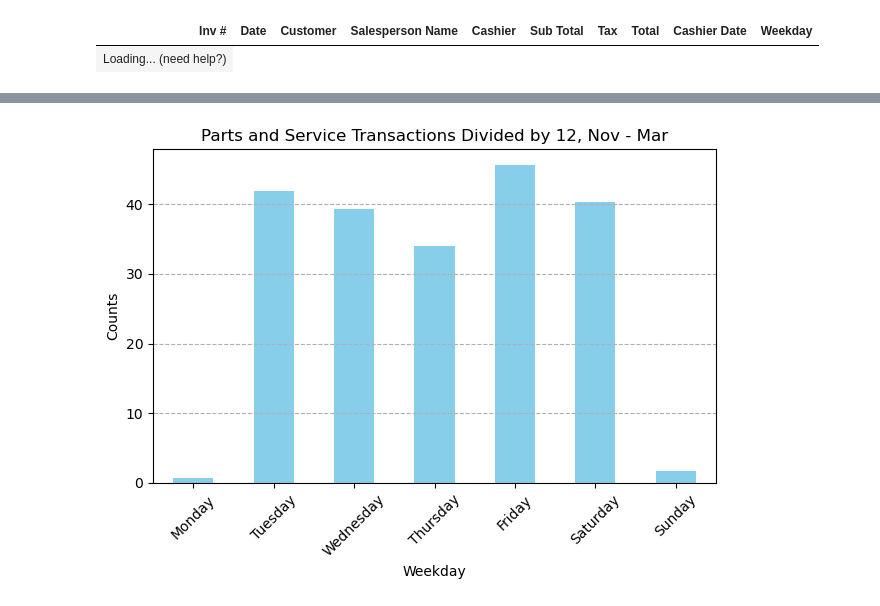
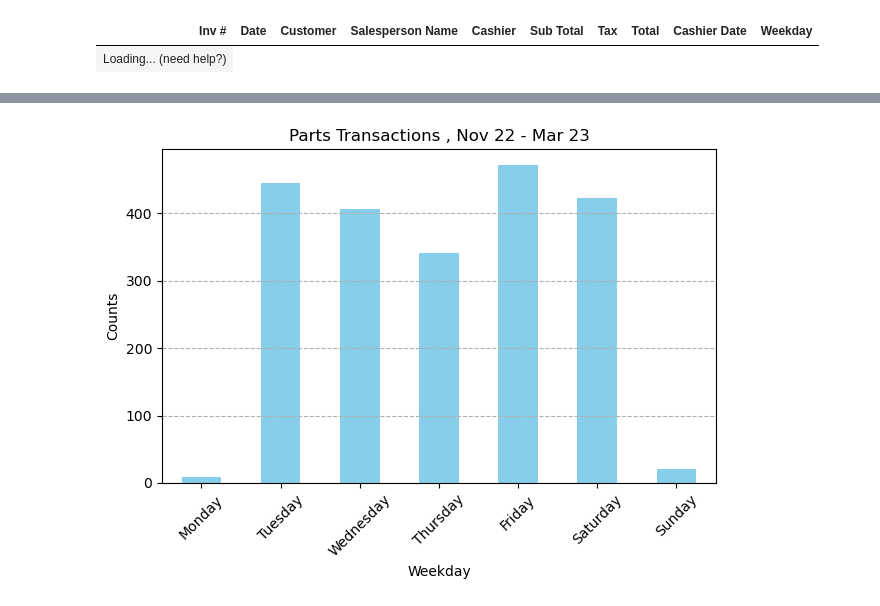
Before and after one commit to TrevorLake/UNIT_ANALYSIS, a Jupyter notebook: Untitled-1.ipynb, the cells around one changed output, grey strips where cells are left out. Saved outputs shown, nothing was run; the diff lists cells and outputs as text; code cells hidden in the pictures.

```diff
--- a/Untitled-1.ipynb
+++ b/Untitled-1.ipynb
@@ -72,3 +72,11 @@ df4
 # %% [output]
 | Inv # | Date | Customer | Salesperson Name | Cashier | Sub Total | Tax | Total | Cashier Date | Weekday |
 | Loading... (need help?) |
+# %%
+# Convert the 'Total' column to floats
+df4['Total'] = pd.to_numeric(df4['Total'], errors='coerce')
+
+# Group by 'Cashier Date' and sum the 'Total' column
+grouped_totals = df4.groupby('Cashier Date')['Total'].sum()
+
+grouped_totals
@@ -75,26 +115,26 @@ df4
 # %%
 import matplotlib.pyplot as plt
 
 # Get weekday counts for df4 and df5
 df4_counts = df4['Weekday'].value_counts()
 df5_counts = df5['Weekday'].value_counts()
 
 # Combine the counts
-combined_counts = df4_counts.add(df5_counts, fill_value=0).astype(int)
-combined_counts /= 12
+combined_counts = df4_counts
 
 # Sort by day order for better visualization
 order = ['Monday', 'Tuesday', 'Wednesday', 'Thursday', 'Friday', 'Saturday', 'Sunday']
 combined_counts = combined_counts.reindex(order)
 
 # Plot the combined counts
 combined_counts.plot(kind='bar', color='skyblue')
-plt.title('Parts and Service Transactions Divided by 12, Nov - Mar')
+plt.title('Parts Transactions , Nov 22 - Mar 23')
 plt.ylabel('Counts')
 plt.xlabel('Weekday')
 plt.xticks(rotation=45)
 plt.grid(axis='y', linestyle='--', alpha=1)
 plt.tight_layout()
+
 plt.show()
 # %% [output]
-[figure, old version]
+[figure, new version]
```
Also changed, not shown: parts of 3 cells of this notebook.
